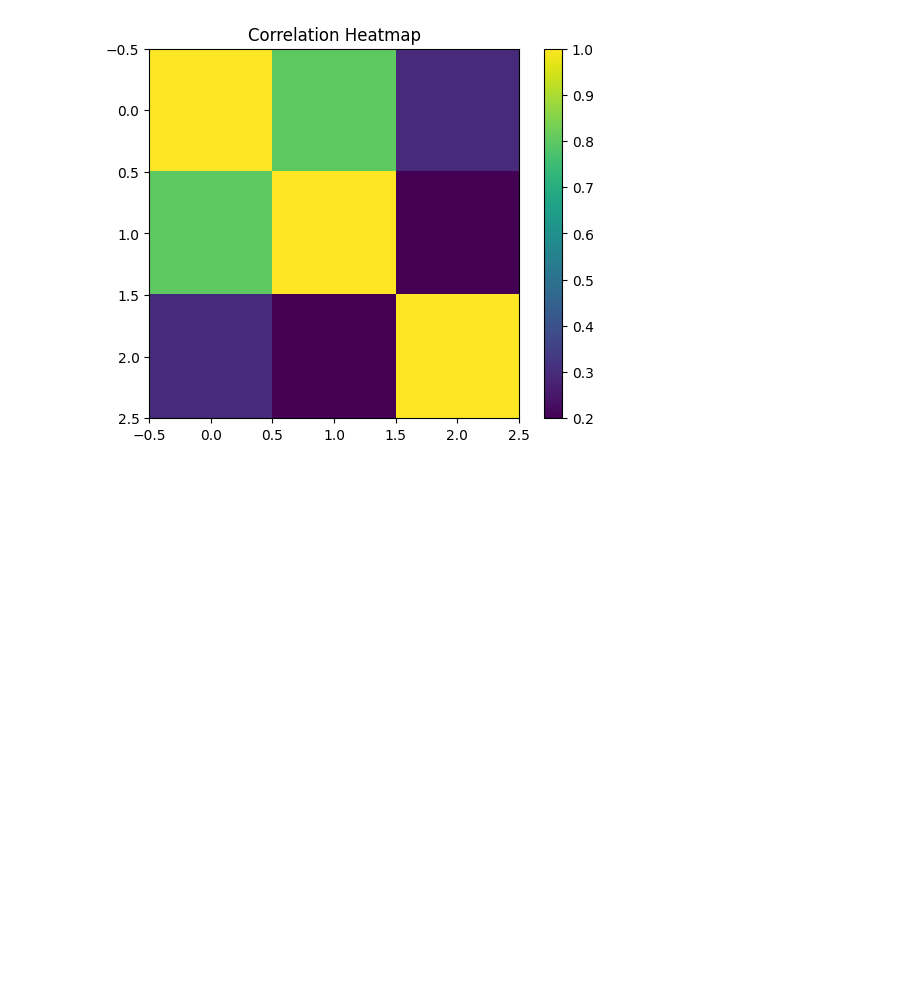
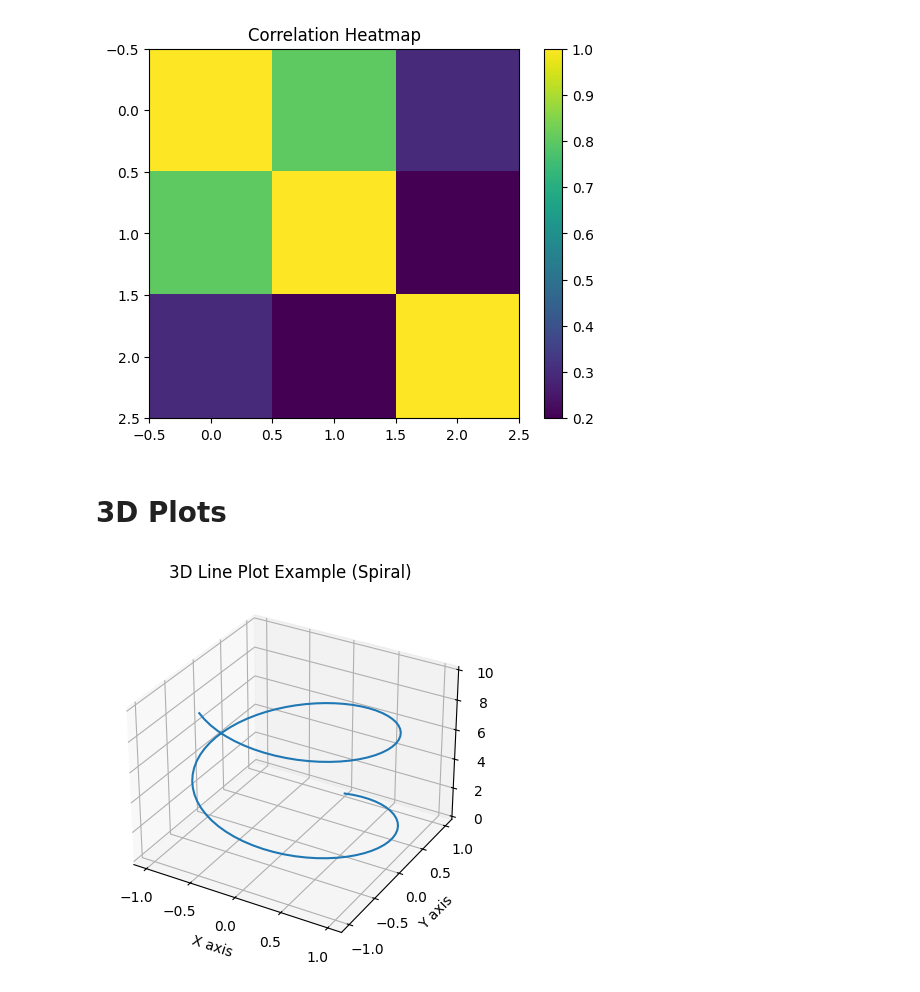
Before and after one commit to pratiksha-2410/Matplotlib-Charts, a Jupyter notebook: Line Plots.ipynb, the cells around one changed output. Saved outputs shown, nothing was run; the diff lists cells and outputs as text; code cells hidden in the pictures; blank space fills up the shorter version.

Commit message:
3D Plots

```diff
--- a/Line Plots.ipynb
+++ b/Line Plots.ipynb
@@ -923,3 +932,34 @@ plt.title("Correlation Heatmap")
 plt.show()
 # %% [output]
 [figure]
+# %% [markdown]
+# 3D Plots
+# %%
+# 3D Spiral Line
+
+from mpl_toolkits.mplot3d import Axes3D
+
+# data
+t = np.linspace(0, 10, 100)
+
+x = np.sin(t)
+y = np.cos(t)
+z = t
+
+# plot
+fig = plt.figure()
+ax = fig.add_subplot(111, projection='3d')
+
+ax.plot(x, y, z)
+
+ax.set_title("3D Line Plot Example (Spiral)")
+ax.set_xlabel("X axis")
+ax.set_ylabel("Y axis")
+ax.set_zlabel("Z axis")
+
+# Save The Plot
+
+plt.savefig('3d Line Plot oF Spiral Line.png')
+plt.show()
+# %% [output]
+[figure, added]
```
Also changed, not shown: parts of 5 cells of this notebook, 2 other files.
